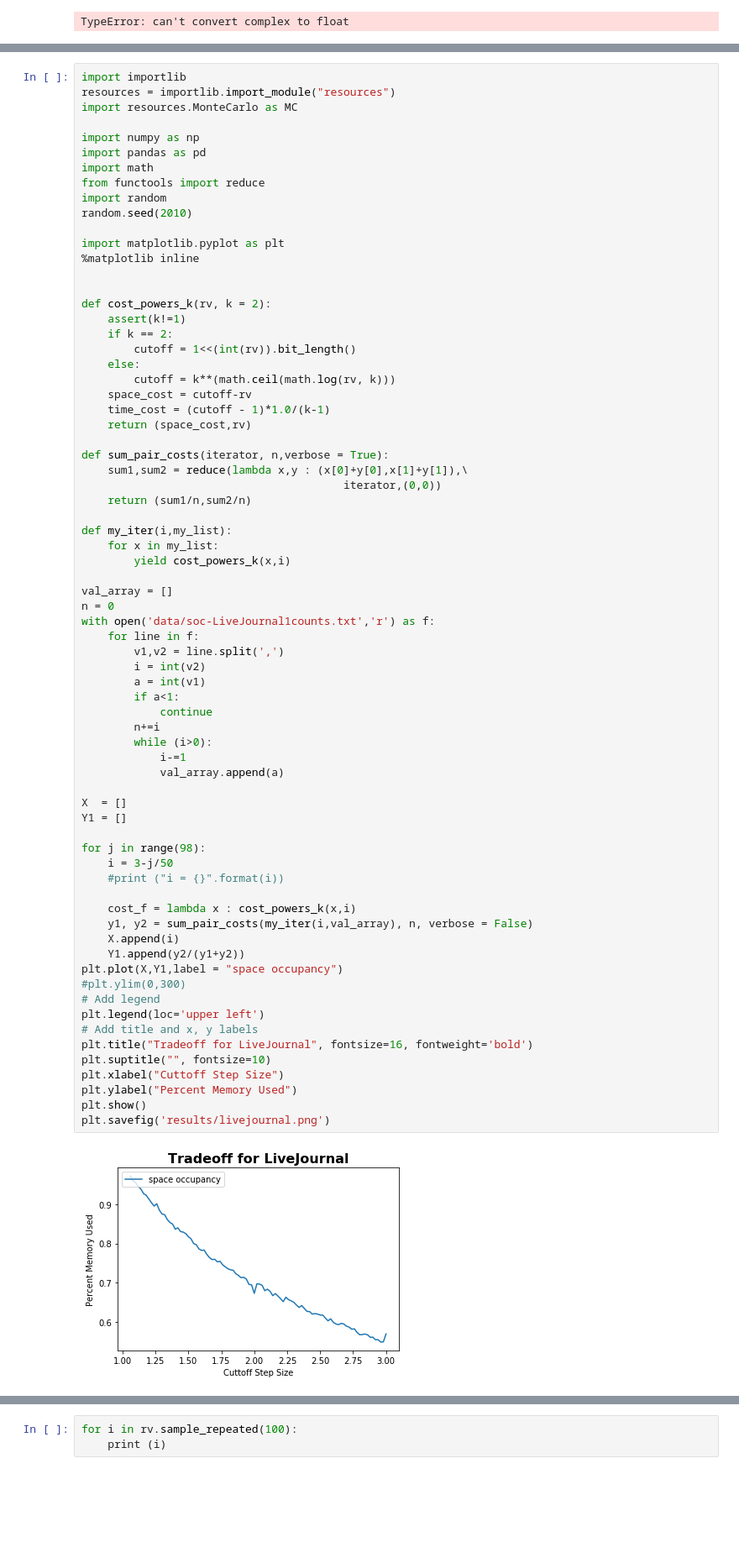
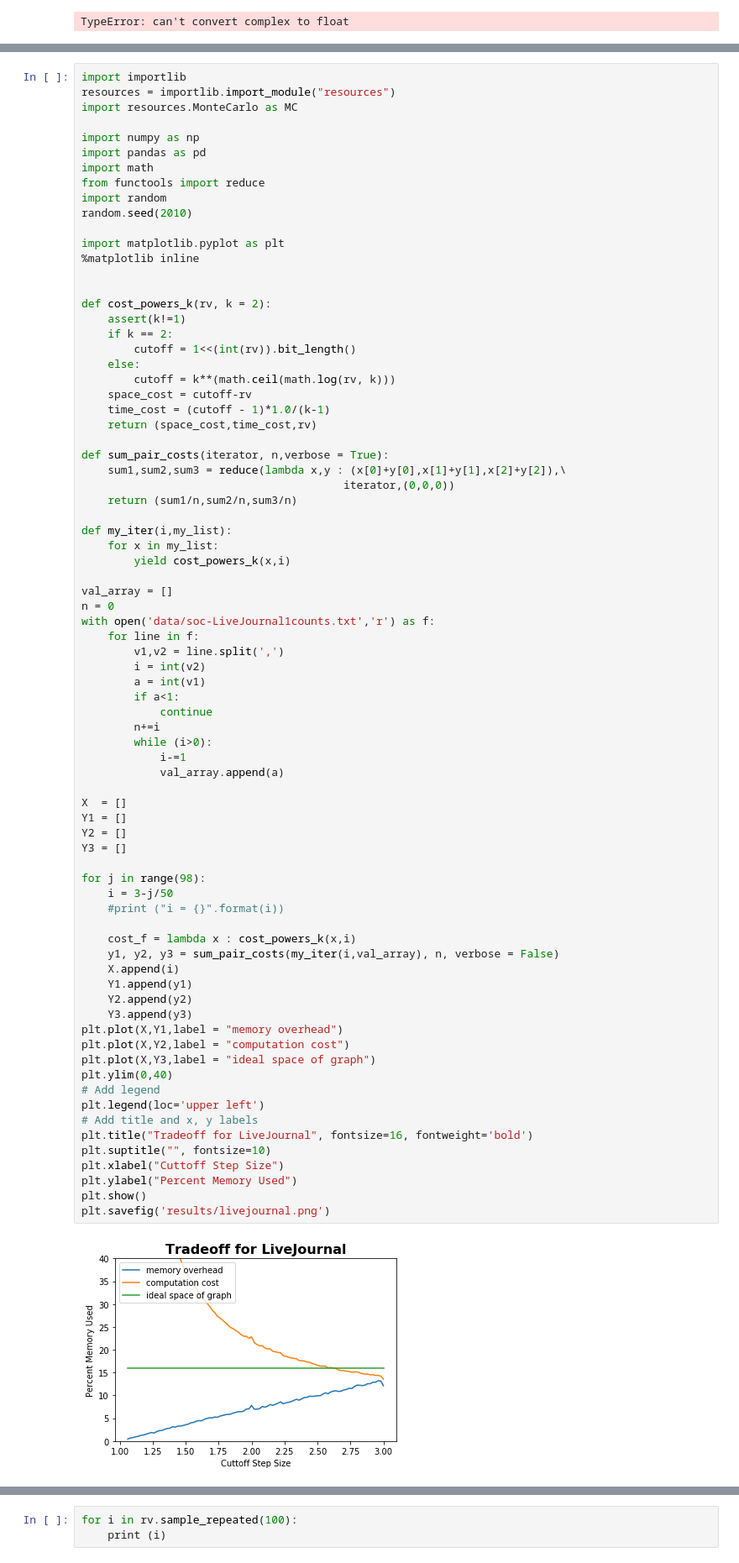
Before and after one commit to AaEll/MonteCarlo_simulator, a Jupyter notebook: Main.ipynb, the cells around one changed output, grey strips where cells are left out. Shown at 84% size. Drawn from its saved outputs; the diff is of its cells as text; blank space fills up the shorter version.

```diff
--- a/Main.ipynb
+++ b/Main.ipynb
@@ -154,12 +154,12 @@ def cost_powers_k(rv, k = 2):
         cutoff = k**(math.ceil(math.log(rv, k)))
     space_cost = cutoff-rv
     time_cost = (cutoff - 1)*1.0/(k-1)
-    return (space_cost,rv)
+    return (space_cost,time_cost,rv)
 
 def sum_pair_costs(iterator, n,verbose = True):
-    sum1,sum2 = reduce(lambda x,y : (x[0]+y[0],x[1]+y[1]),\
-                                        iterator,(0,0))
-    return (sum1/n,sum2/n)
+    sum1,sum2,sum3 = reduce(lambda x,y : (x[0]+y[0],x[1]+y[1],x[2]+y[2]),\
+                                        iterator,(0,0,0))
+    return (sum1/n,sum2/n,sum3/n)
 
 def my_iter(i,my_list):
     for x in my_list:
@@ -171,38 +171,44 @@ with open('data/soc-LiveJournal1counts.txt','r') as f:
     for line in f:
         v1,v2 = line.split(',')
         i = int(v2)
         a = int(v1)
         if a<1:
             continue
         n+=i
         while (i>0):
             i-=1
             val_array.append(a)
 
 X  = []
 Y1 = []
+Y2 = []
+Y3 = []
 
 for j in range(98):
     i = 3-j/50
     #print ("i = {}".format(i))
 
     cost_f = lambda x : cost_powers_k(x,i)
-    y1, y2 = sum_pair_costs(my_iter(i,val_array), n, verbose = False)
+    y1, y2, y3 = sum_pair_costs(my_iter(i,val_array), n, verbose = False)
     X.append(i)
-    Y1.append(y2/(y1+y2))
-plt.plot(X,Y1,label = "space occupancy")
-#plt.ylim(0,300)
+    Y1.append(y1)
+    Y2.append(y2)
+    Y3.append(y3)
+plt.plot(X,Y1,label = "memory overhead")
+plt.plot(X,Y2,label = "computation cost")
+plt.plot(X,Y3,label = "ideal space of graph")
+plt.ylim(0,40)
 # Add legend
 plt.legend(loc='upper left')
 # Add title and x, y labels
 plt.title("Tradeoff for LiveJournal", fontsize=16, fontweight='bold')
 plt.suptitle("", fontsize=10)
 plt.xlabel("Cuttoff Step Size")
 plt.ylabel("Percent Memory Used")
 plt.show()
 plt.savefig('results/livejournal.png')
 # %% [output]
-[figure, old version]
+[figure, new version]
 <Figure size 432x288 with 0 Axes>
 # %%
 import importlib
```
Also changed, not shown: parts of 1 cell of this notebook, 3 other files.
